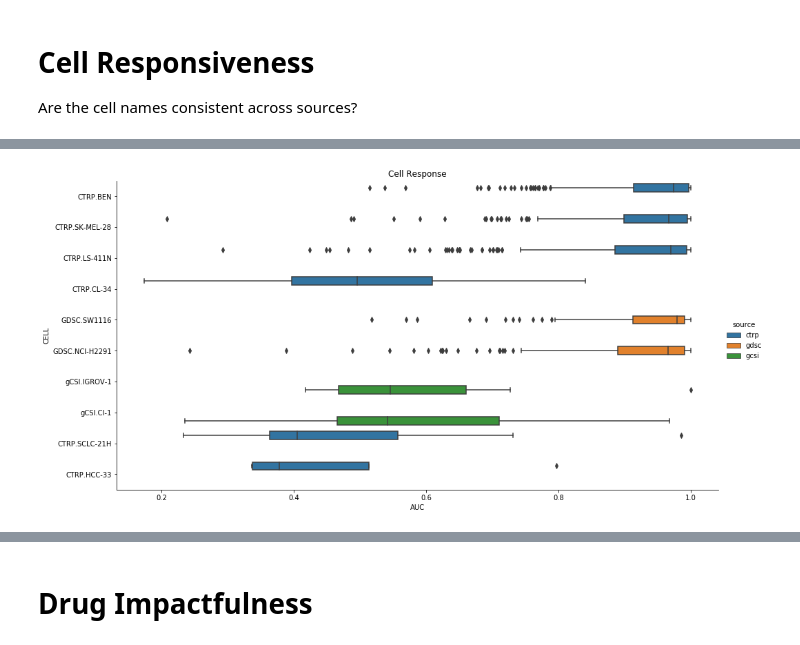
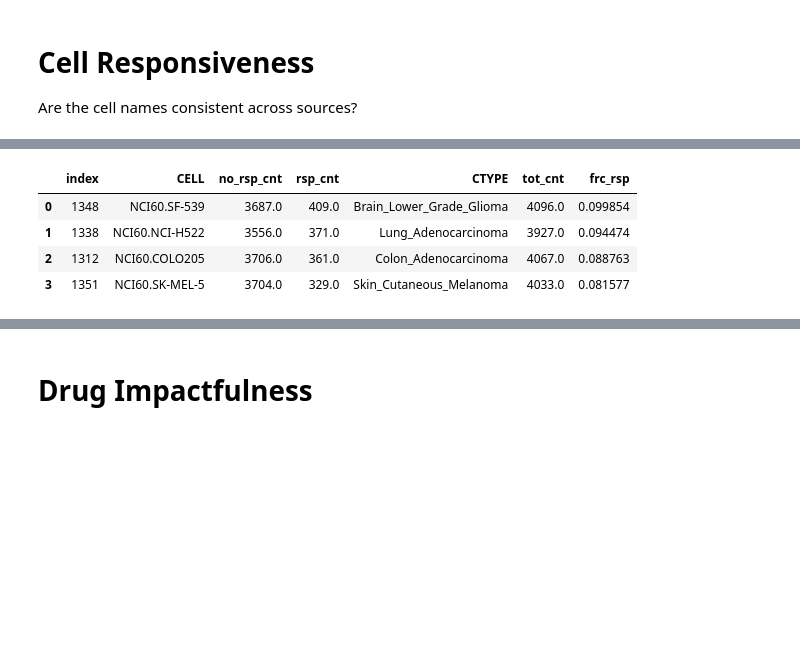
Before and after one commit to adpartin/DrugResponseViz, a Jupyter notebook: notebooks/post_processing_cls.ipynb, the cells around one changed output, grey strips where cells are left out. Saved outputs shown, nothing was run; the diff lists cells and outputs as text; code cells hidden in the pictures; blank space fills up the shorter version.

```diff
--- a/notebooks/post_processing_cls.ipynb
+++ b/notebooks/post_processing_cls.ipynb
@@ -264,17 +256,0 @@ display(tmp_rsp[:2])
-# %%
-# https://www.drawingfromdata.com/setting-figure-size-using-seaborn-and-matplotlib
-y_name='CELL'
-x_name='AUC'
-hue_name='source'
-# hue_name='CTYPE'
-data_to_plot=tmp_rsp
-args={'height': 7, 'aspect': 2}
-
-# g = plot_target(data_to_plot, y_name=y_name, x_name=x_name, kind='strip', hue_name=hue_name, **args)
-g = plot_target(data_to_plot, y_name=y_name, x_name=x_name, kind='box', hue_name=hue_name, **args)
-# g = plot_target(data_to_plot, y_name=y_name, x_name=x_name, kind='violin', hue_name=hue_name, **args)
-
-plt.title('Cell Response')
-plt.savefig(out_figs/f'cell_response_{hue_name.lower()}.png', dpi=100)
-# %% [output]
-[figure, removed]
@@ -283,0 +257,10 @@ plt.savefig(out_figs/f'cell_response_{hue_name.lower()}.png', dpi=100)
+# %%
+# rsp_by_frc = tt.sort_values('frc_rsp', ascending=False)
+rsp_by_cnt = tt.sort_values('rsp_cnt', ascending=False).reset_index()
+rsp_by_cnt[:4]
+# %% [output]
+|  | index | CELL | no_rsp_cnt | rsp_cnt | CTYPE | tot_cnt | frc_rsp |
+| 0 | 1348 | NCI60.SF-539 | 3687.0 | 409.0 | Brain_Lower_Grade_Glioma | 4096.0 | 0.099854 |
+| 1 | 1338 | NCI60.NCI-H522 | 3556.0 | 371.0 | Lung_Adenocarcinoma | 3927.0 | 0.094474 |
+| 2 | 1312 | NCI60.COLO205 | 3706.0 | 361.0 | Colon_Adenocarcinoma | 4067.0 | 0.088763 |
+| 3 | 1351 | NCI60.SK-MEL-5 | 3704.0 | 329.0 | Skin_Cutaneous_Melanoma | 4033.0 | 0.081577 |
```
Also changed, not shown: parts of 24 cells of this notebook, 1 other file.
